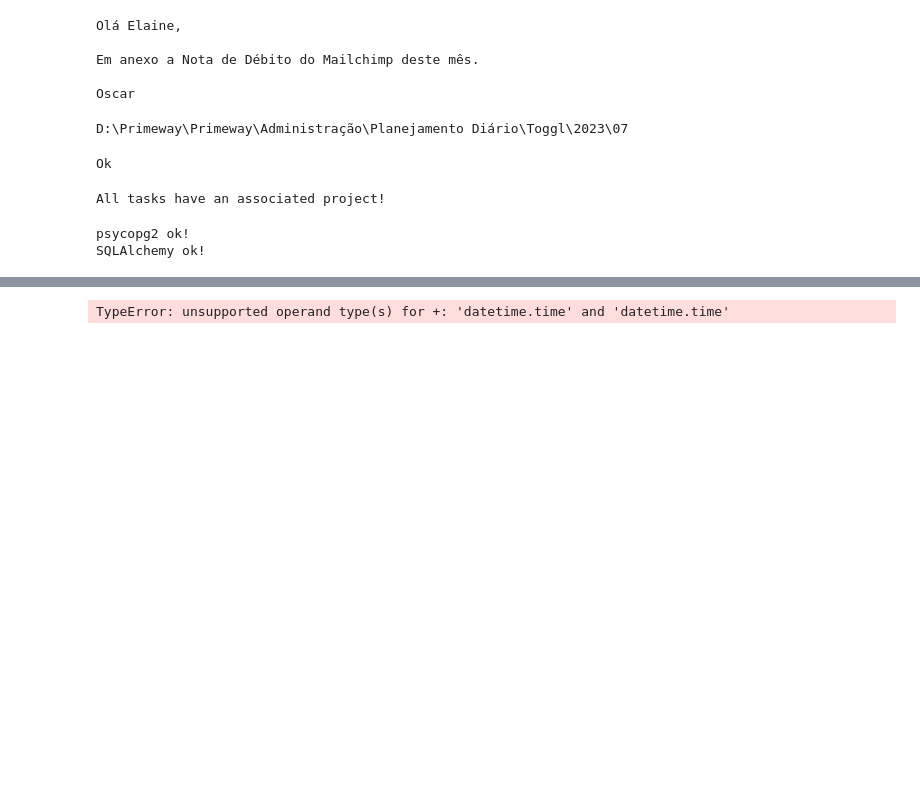
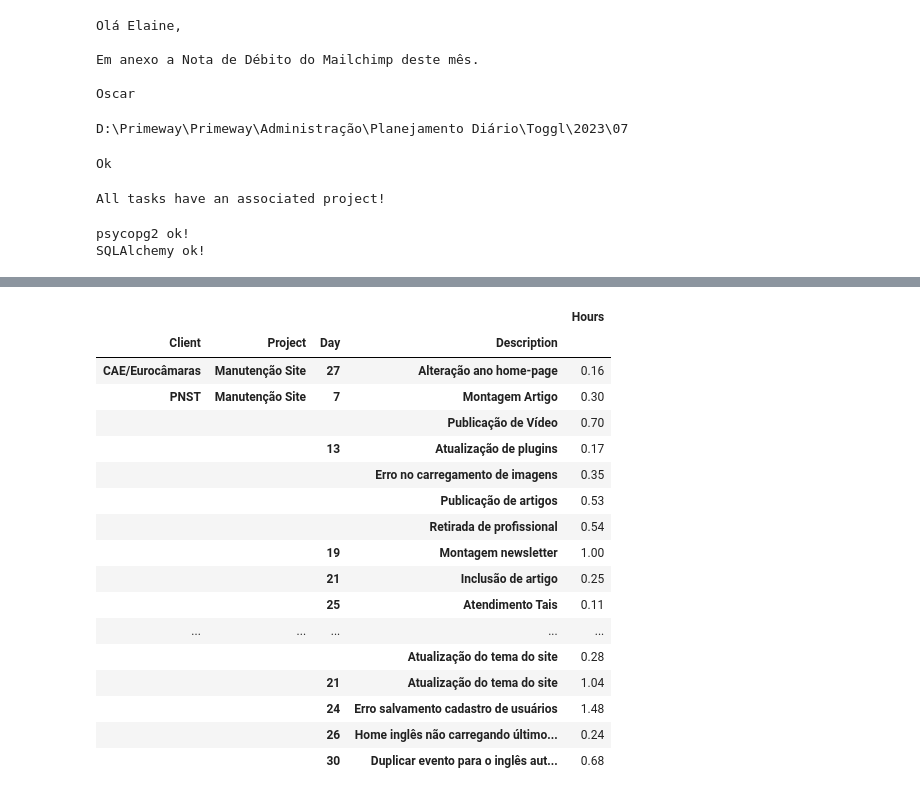
Before and after one commit to olcarvalho/Administrative-Tasks-Automation, a Jupyter notebook: Monthly-Accounting.ipynb, the cells around one changed output, grey strips where cells are left out. Cells and saved outputs as stored; diff of their text form; code cells hidden in the pictures; blank space fills up the shorter version.

```diff
--- a/Monthly-Accounting.ipynb
+++ b/Monthly-Accounting.ipynb
@@ -268,4 +281,23 @@ df3
 # %%
-print(df2.groupby(["Client", "Project", "Description"]).sum())
+pd.set_option('display.max_rows', 500)
+gk = df2.groupby(["Client", "Project", "Day", "Description"])[["Hours"]]
+gk.sum()
 # %% [output]
-TypeError: unsupported operand type(s) for +: 'datetime.time' and 'datetime.time'
+|  |  |  |  | Hours |
+| Client | Project | Day | Description |  |
+| CAE/Eurocâmaras | Manutenção Site | 27 | Alteração ano home-page | 0.16 |
+| PNST | Manutenção Site | 7 | Montagem Artigo | 0.30 |
+|  |  |  | Publicação de Vídeo | 0.70 |
+|  |  | 13 | Atualização de plugins | 0.17 |
+|  |  |  | Erro no carregamento de imagens | 0.35 |
+|  |  |  | Publicação de artigos | 0.53 |
+|  |  |  | Retirada de profissional | 0.54 |
+|  |  | 19 | Montagem newsletter | 1.00 |
+|  |  | 21 | Inclusão de artigo | 0.25 |
+|  |  | 25 | Atendimento Tais | 0.11 |
+| ... | ... | ... | ... | ... |
+|  |  |  | Atualização do tema do site | 0.28 |
+|  |  | 21 | Atualização do tema do site | 1.04 |
+|  |  | 24 | Erro salvamento cadastro de usuários | 1.48 |
+|  |  | 26 | Home inglês não carregando último... | 0.24 |
+|  |  | 30 | Duplicar evento para o inglês aut... | 0.68 |
```
Also changed, not shown: parts of 5 cells of this notebook.
